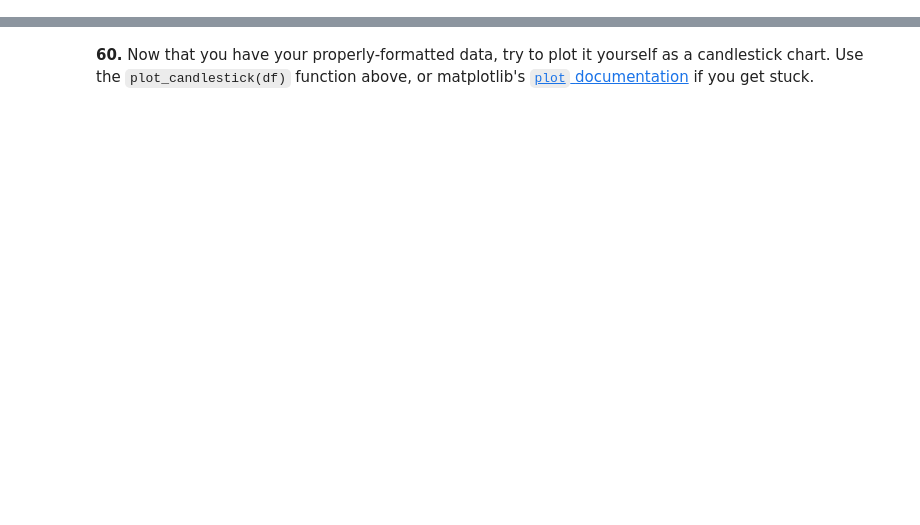
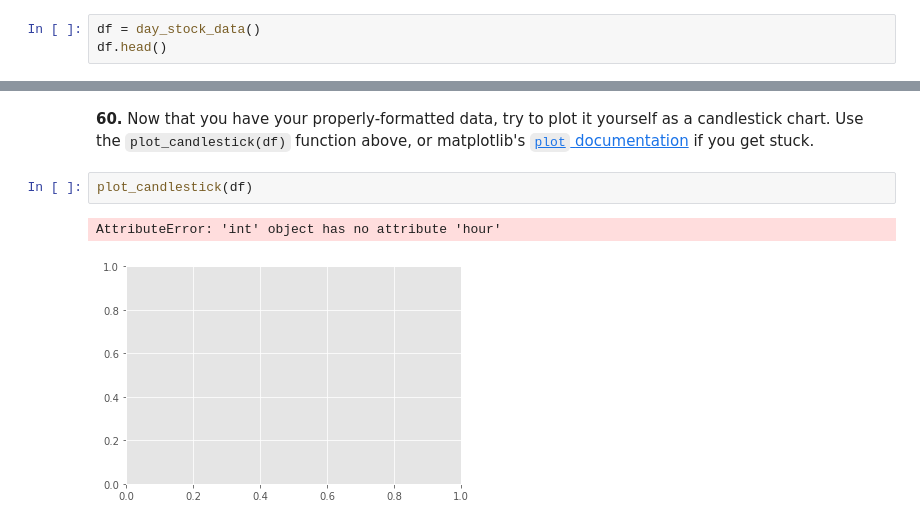
Before and after one commit to Navya-Devi/Task-3, a Jupyter notebook: pandas_tasks.ipynb, the cells around one changed output, grey strips where cells are left out. Cells and saved outputs as stored; diff of their text form; blank space fills up the shorter version.

````diff
--- a/pandas_tasks.ipynb
+++ b/pandas_tasks.ipynb
@@ -393,3 +1061,6 @@ def plot_candlestick(agg):
     plt.show()
 # %% [markdown]
 **59.** Generate a day's worth of random stock data, and aggregate / reformat it so that it has hourly summaries of the opening, highest, lowest, and closing prices
+# %%
+df = day_stock_data()
+df.head()
@@ -396,2 +1074,7 @@ def plot_candlestick(agg):
 # %% [markdown]
 **60.** Now that you have your properly-formatted data, try to plot it yourself as a candlestick chart.  Use the ```plot_candlestick(df)``` function above, or matplotlib's [```plot``` documentation](https://matplotlib.org/api/_as_gen/matplotlib.axes.Axes.plot.html) if you get stuck.
+# %%
+plot_candlestick(df)
+# %% [output]
+AttributeError: 'int' object has no attribute 'hour'
+[figure, added]
````
Also changed, not shown: parts of 58 cells of this notebook.
